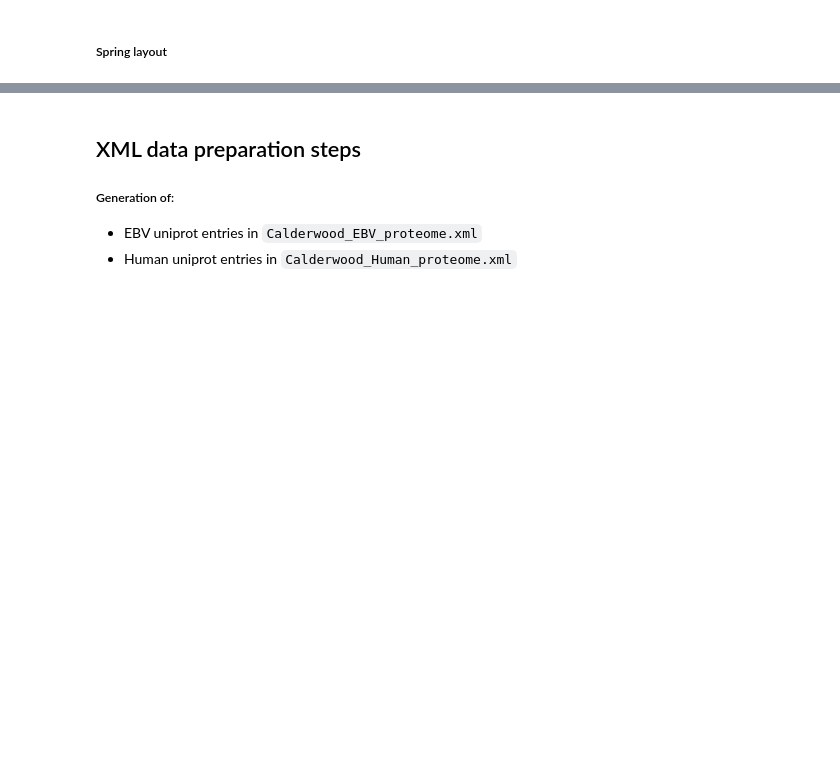
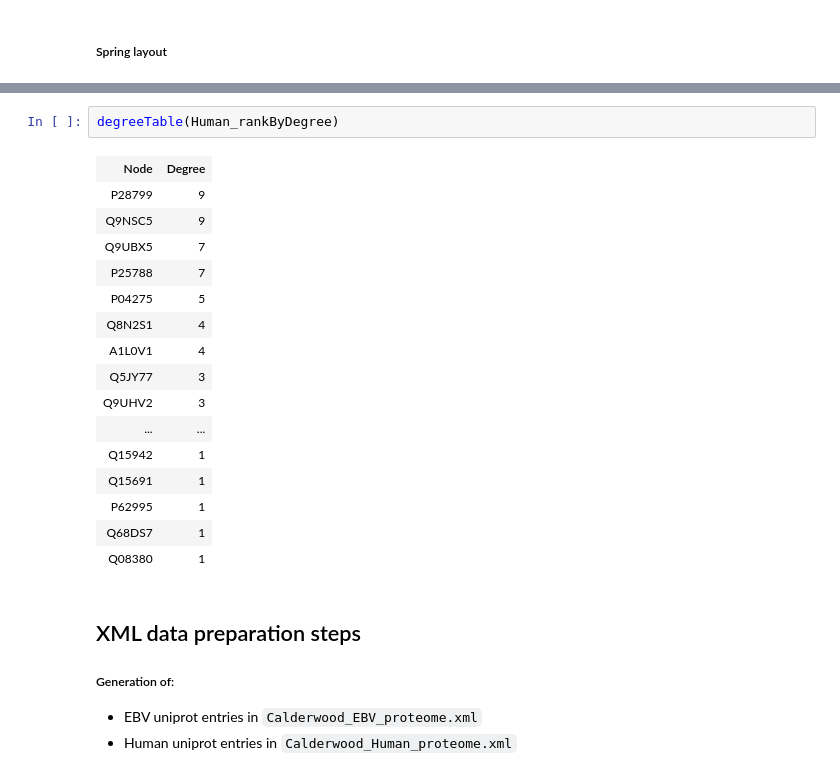
Before and after one commit to zhihan222/Interactomics_tp, a Jupyter notebook: answers.ipynb, the cells around one changed output, grey strips where cells are left out. Saved outputs shown, nothing was run; the diff lists cells and outputs as text; blank space fills up the shorter version.

```diff
--- a/answers.ipynb
+++ b/answers.ipynb
@@ -387,3 +533,22 @@ require(["d3"], function(d3) {
+# %%
+degreeTable(Human_rankByDegree)
+# %% [output]
+| Node | Degree |
+| P28799 | 9 |
+| Q9NSC5 | 9 |
+| Q9UBX5 | 7 |
+| P25788 | 7 |
+| P04275 | 5 |
+| Q8N2S1 | 4 |
+| A1L0V1 | 4 |
+| Q5JY77 | 3 |
+| Q9UHV2 | 3 |
+| ... | ... |
+| Q15942 | 1 |
+| Q15691 | 1 |
+| P62995 | 1 |
+| Q68DS7 | 1 |
+| Q08380 | 1 |
 # %% [markdown]
 ## XML data preparation steps
 ##### Generation of:
```
Also changed, not shown: parts of 20 cells of this notebook, 1 other file.
